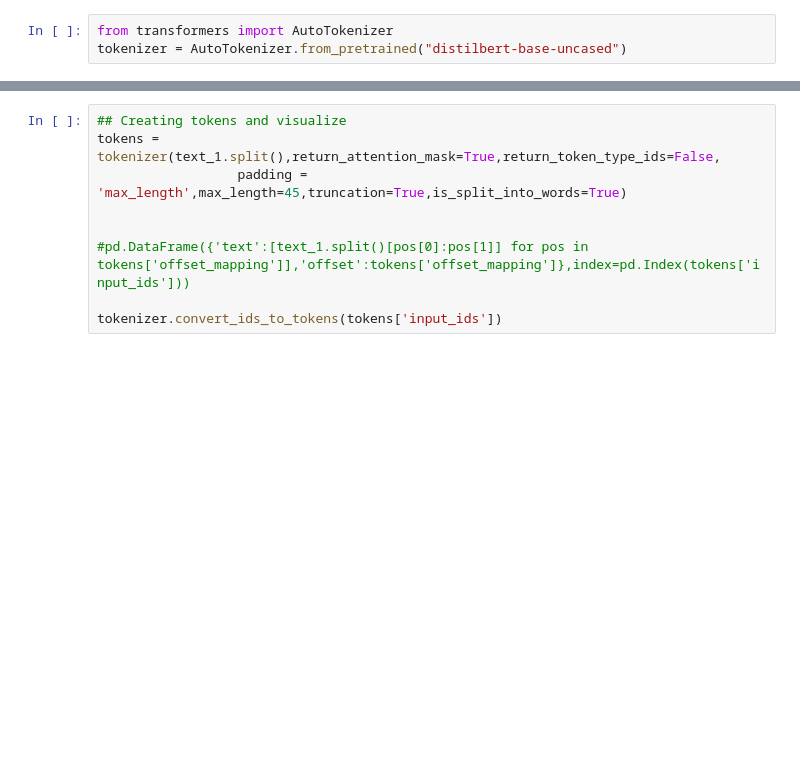
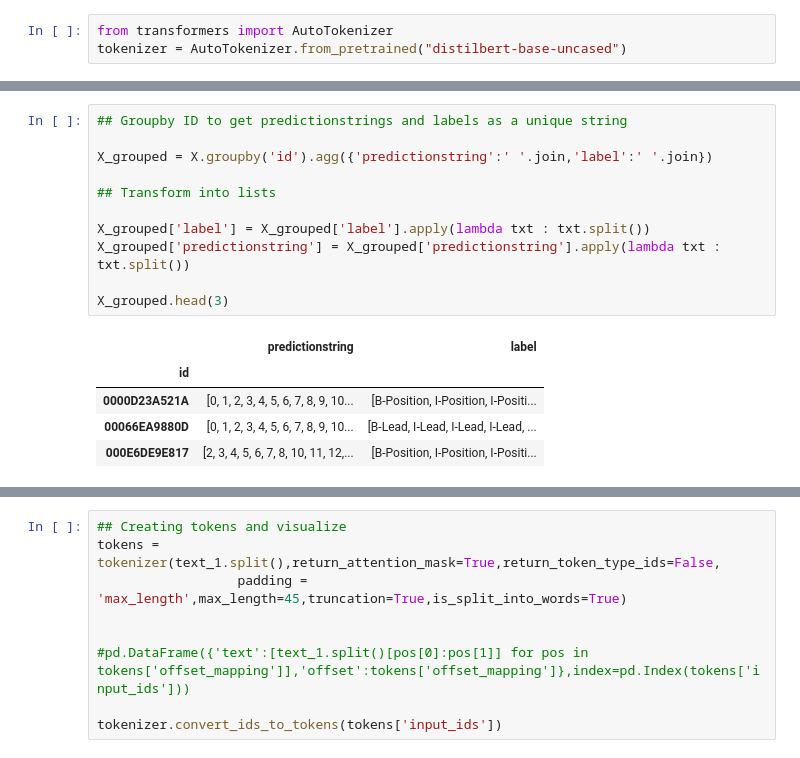
Before and after one commit to arthurcol/feedback_prize, a Jupyter notebook: notebooks/training_mapping_labels.ipynb, the cells around one changed output, grey strips where cells are left out. Cells and saved outputs as stored; diff of their text form; blank space fills up the shorter version.

```diff
--- a/notebooks/training_mapping_labels.ipynb
+++ b/notebooks/training_mapping_labels.ipynb
@@ -43,0 +63,17 @@ pd.DataFrame({'text':[text_1[pos[0]:pos[1]] for pos in tokens['offset_mapping']]
+# %%
+## Groupby ID to get predictionstrings and labels as a unique string
+
+X_grouped = X.groupby('id').agg({'predictionstring':' '.join,'label':' '.join})
+
+## Transform into lists
+
+X_grouped['label'] = X_grouped['label'].apply(lambda txt : txt.split())
+X_grouped['predictionstring'] = X_grouped['predictionstring'].apply(lambda txt : txt.split())
+
+X_grouped.head(3)
+# %% [output]
+|  | predictionstring | label |
+| id |  |  |
+| 0000D23A521A | [0, 1, 2, 3, 4, 5, 6, 7, 8, 9, 10... | [B-Position, I-Position, I-Positi... |
+| 00066EA9880D | [0, 1, 2, 3, 4, 5, 6, 7, 8, 9, 10... | [B-Lead, I-Lead, I-Lead, I-Lead, ... |
+| 000E6DE9E817 | [2, 3, 4, 5, 6, 7, 8, 10, 11, 12,... | [B-Position, I-Position, I-Positi... |
```
Also changed, not shown: parts of 23 cells of this notebook.
